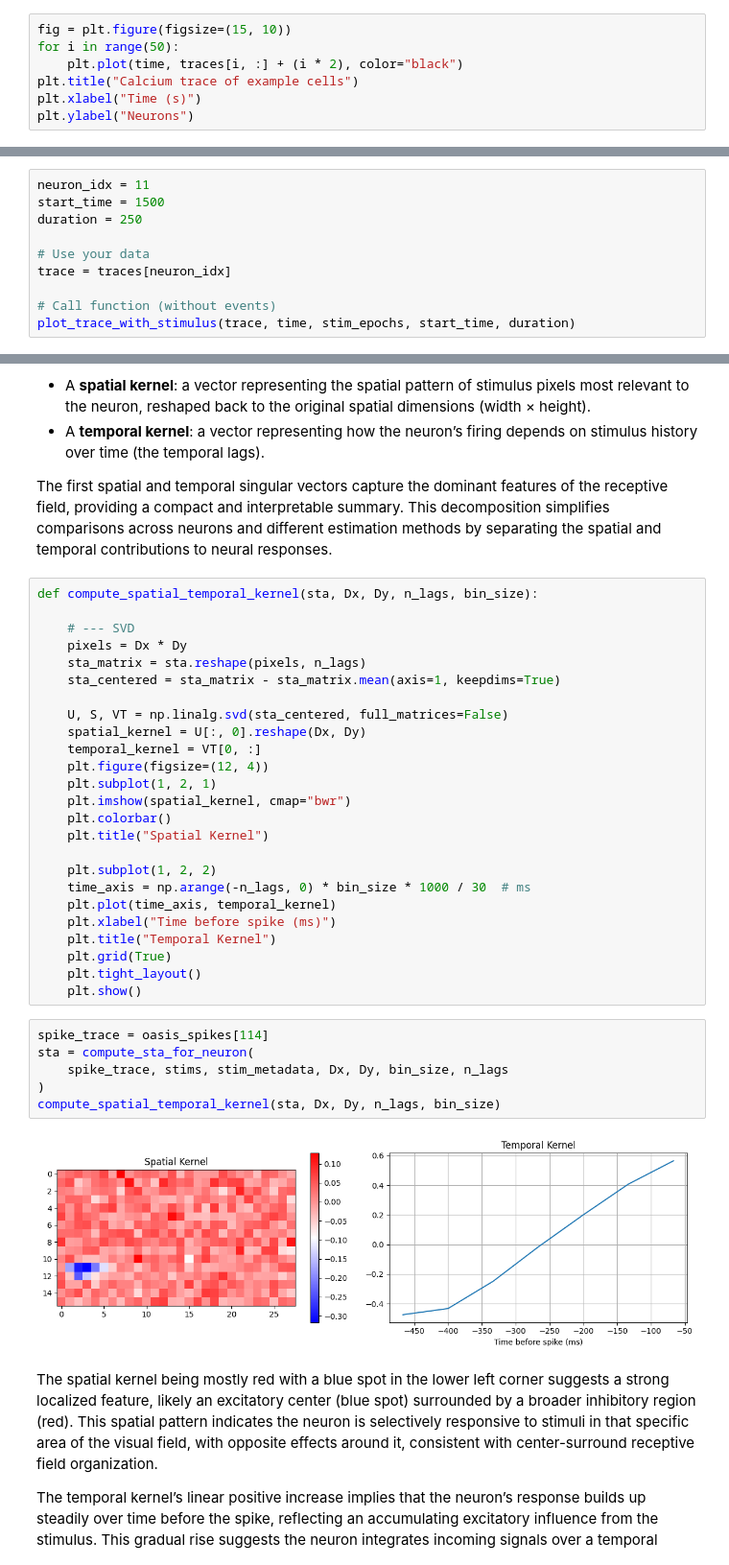
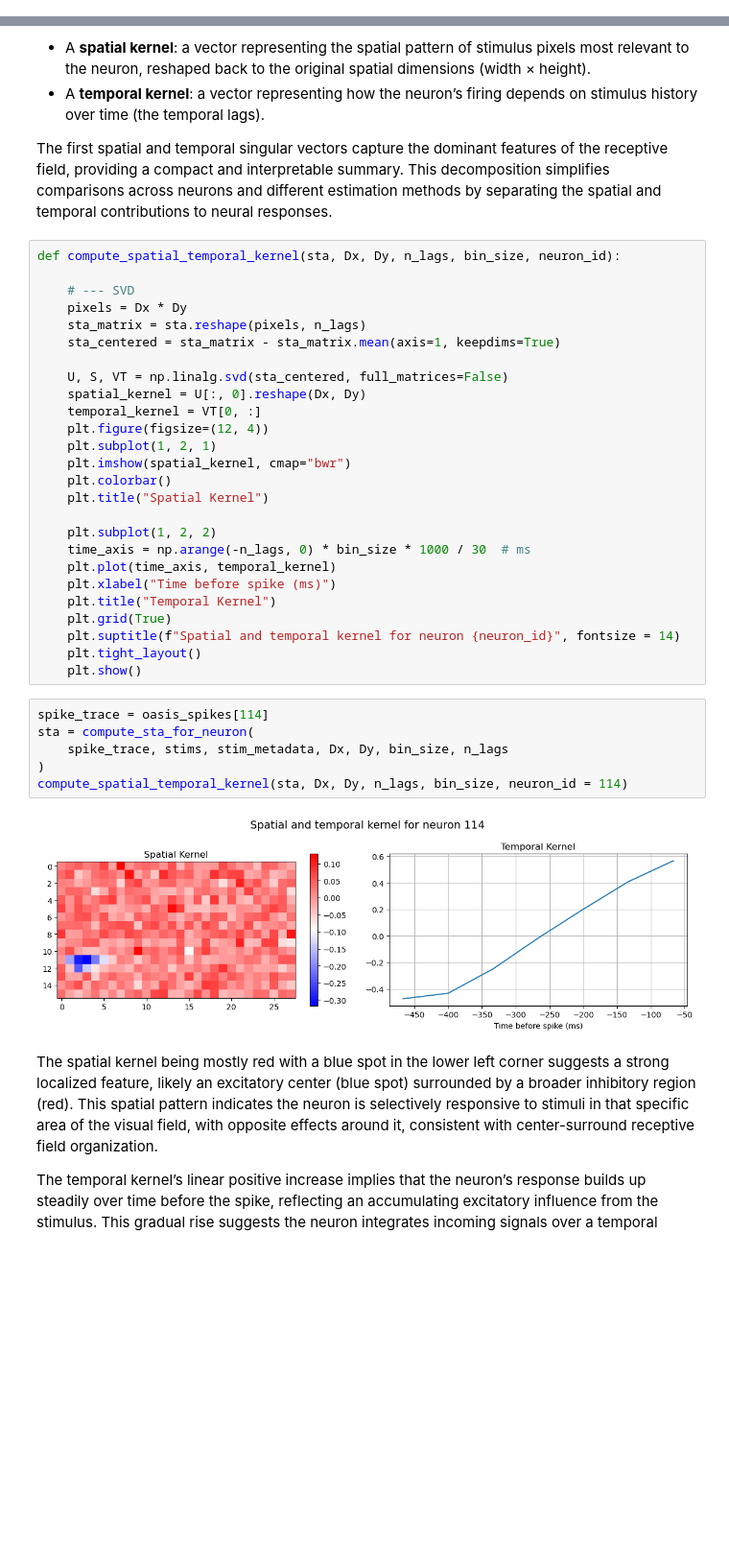
Before and after one commit to luciaganton/Neural-Data-Science, a Jupyter notebook: practical02_final_version.ipynb, the cells around one changed output, grey strips where cells are left out. Shown at 96% size. Cells and saved outputs as stored; diff of their text form; blank space fills up the shorter version.

```diff
--- a/practical02_final_version.ipynb
+++ b/practical02_final_version.ipynb
@@ -497,7 +650,0 @@ Now we plot the calcium trace for all neurons
-# %%
-fig = plt.figure(figsize=(15, 10))
-for i in range(50):
-    plt.plot(time, traces[i, :] + (i * 2), color="black")
-plt.title("Calcium trace of example cells")
-plt.xlabel("Time (s)")
-plt.ylabel("Neurons")
@@ -543,10 +703,0 @@ plot_trace_with_stimulus(trace, time, stim_epochs, start_time, duration, behavio
-# %%
-neuron_idx = 11
-start_time = 1500
-duration = 250
-
-# Use your data
-trace = traces[neuron_idx]
-
-# Call function (without events)
-plot_trace_with_stimulus(trace, time, stim_epochs, start_time, duration)
@@ -1355,7 +1417,7 @@ Using SVD on the reshaped and mean-centered STA matrix, we factorize it into thr
 
 The first spatial and temporal singular vectors capture the dominant features of the receptive field, providing a compact and interpretable summary. This decomposition simplifies comparisons across neurons and different estimation methods by separating the spatial and temporal contributions to neural responses.
 # %%
-def compute_spatial_temporal_kernel(sta, Dx, Dy, n_lags, bin_size):
+def compute_spatial_temporal_kernel(sta, Dx, Dy, n_lags, bin_size, neuron_id):
 
     # --- SVD
     pixels = Dx * Dy
@@ -1377,16 +1439,17 @@ def compute_spatial_temporal_kernel(sta, Dx, Dy, n_lags, bin_size):
     plt.xlabel("Time before spike (ms)")
     plt.title("Temporal Kernel")
     plt.grid(True)
+    plt.suptitle(f"Spatial and temporal kernel for neuron {neuron_id}", fontsize = 14)
     plt.tight_layout()
     plt.show()
 # %%
 spike_trace = oasis_spikes[114]
 sta = compute_sta_for_neuron(
     spike_trace, stims, stim_metadata, Dx, Dy, bin_size, n_lags
 )
-compute_spatial_temporal_kernel(sta, Dx, Dy, n_lags, bin_size)
+compute_spatial_temporal_kernel(sta, Dx, Dy, n_lags, bin_size, neuron_id = 114)
 # %% [output]
-[figure, old version]
+[figure, new version]
 # %% [markdown]
 The spatial kernel being mostly red with a blue spot in the lower left corner suggests a strong localized feature, likely an excitatory center (blue spot) surrounded by a broader inhibitory region (red). This spatial pattern indicates the neuron is selectively responsive to stimuli in that specific area of the visual field, with opposite effects around it, consistent with center-surround receptive field organization.
 
```
Also changed, not shown: parts of 128 cells of this notebook.
